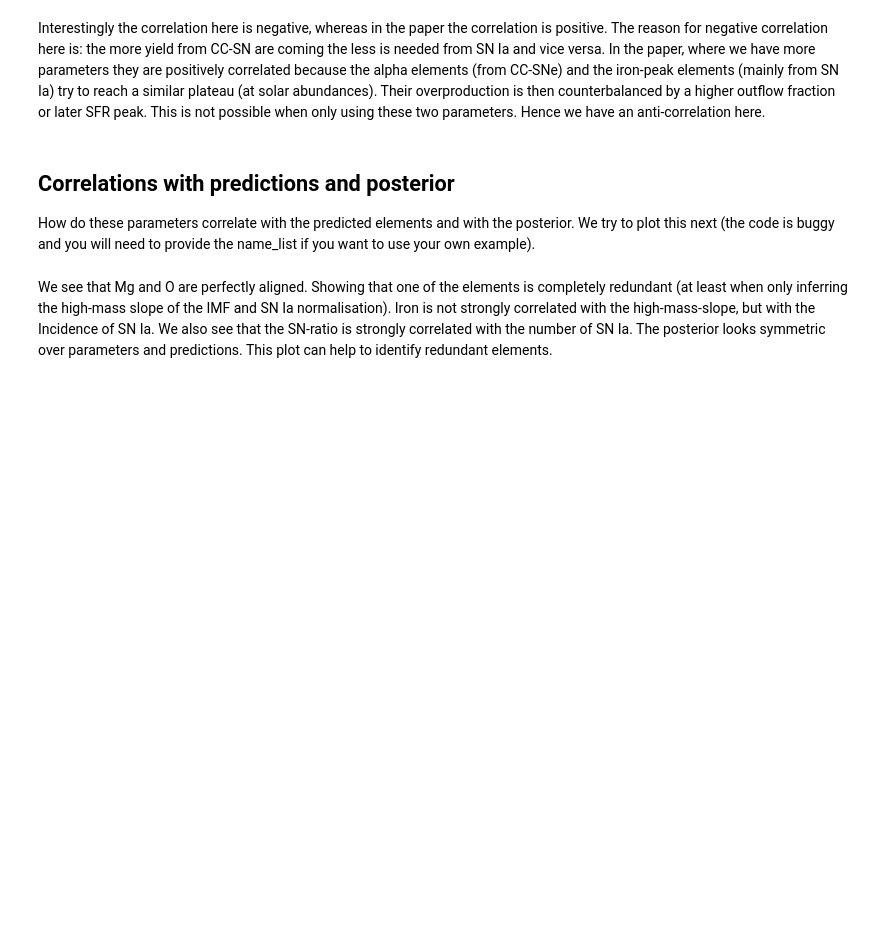
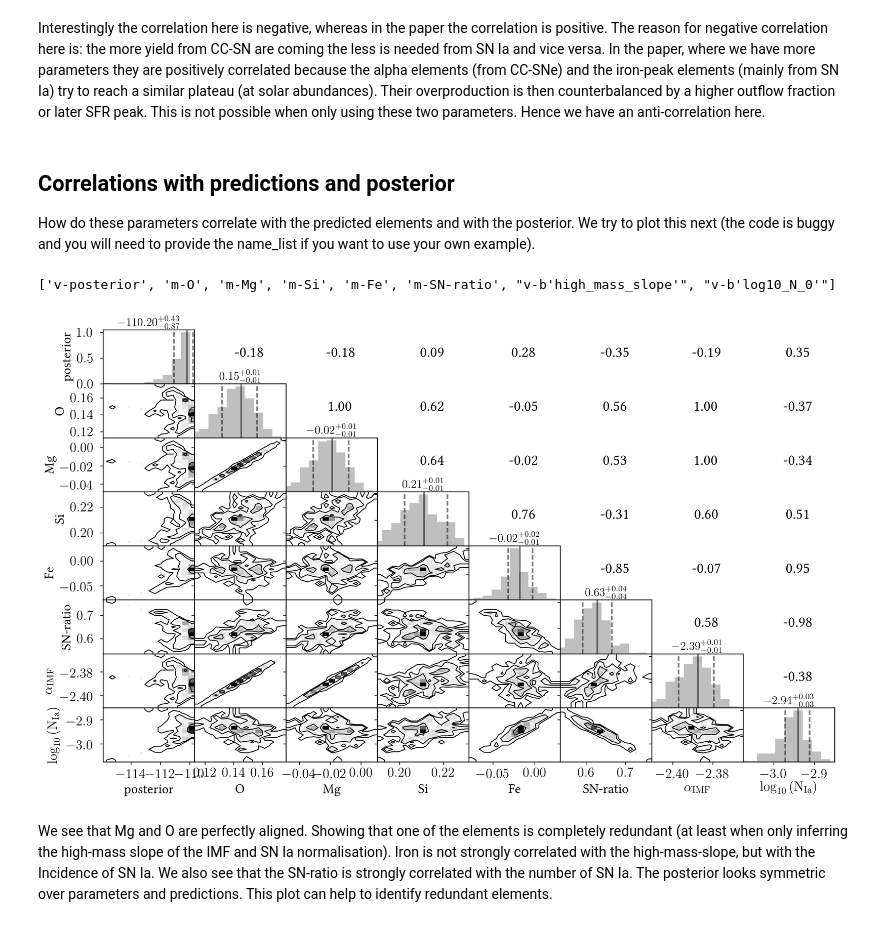
Before and after one commit to jan-rybizki/Chempy, a Jupyter notebook: tutorials/6-Bayesian_inference_with_MCMC.ipynb, the cells around one changed output. Drawn from its saved outputs; the diff is of its cells as text; code cells hidden in the pictures; blank space fills up the shorter version.

```diff
--- a/tutorials/6-Bayesian_inference_with_MCMC.ipynb
+++ b/tutorials/6-Bayesian_inference_with_MCMC.ipynb
@@ -86,7 +104,10 @@ How do these parameters correlate with the predicted elements and with the poste
 # %%
 # Corner plot over parameters, predicted elemental abundances, posterior and predicted SN-ratio.
 
-from plot_mcmc import plot_element_correlation
-plot_element_correlation('mcmc/0/')
+from Chempy.plot_mcmc import plot_element_correlation
+plot_element_correlation('mcmc/')
+# %% [output]
+['v-posterior', 'm-O', 'm-Mg', 'm-Si', 'm-Fe', 'm-SN-ratio', "v-b'high_mass_slope'", "v-b'log10_N_0'"]
+[figure, added]
 # %% [markdown]
 We see that Mg and O are perfectly aligned. Showing that one of the elements is completely redundant (at least when only inferring the high-mass slope of the IMF and SN Ia normalisation). Iron is not strongly correlated with the high-mass-slope, but with the Incidence of SN Ia. We also see that the SN-ratio is strongly correlated with the number of SN Ia. The posterior looks symmetric over parameters and predictions. This plot can help to identify redundant elements.
```
Also changed, not shown: parts of 4 cells of this notebook, 7 other files.
